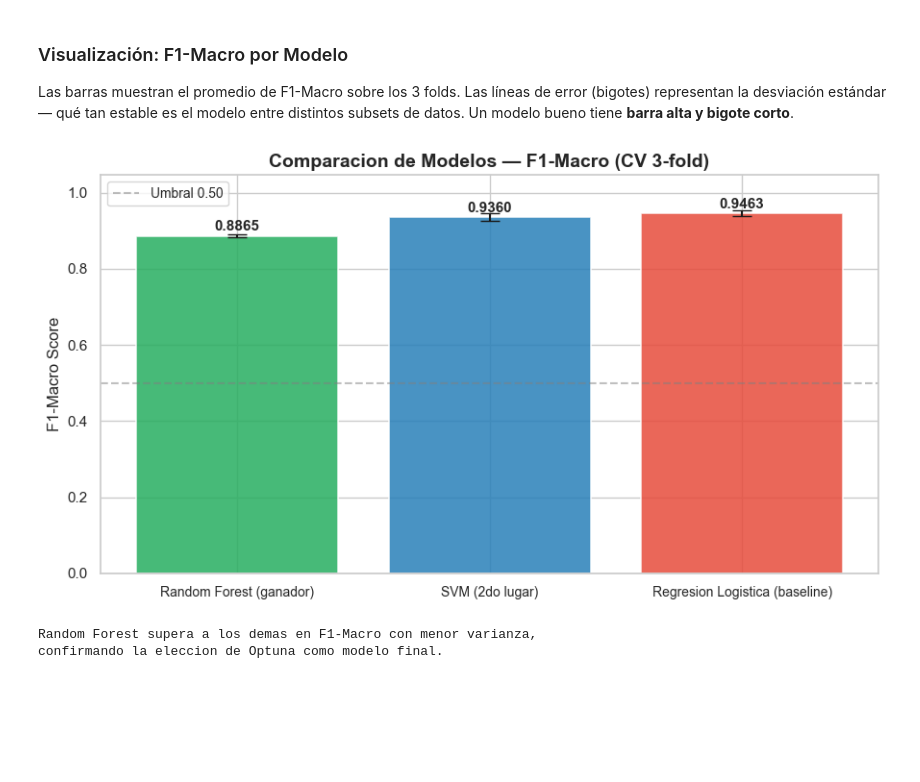
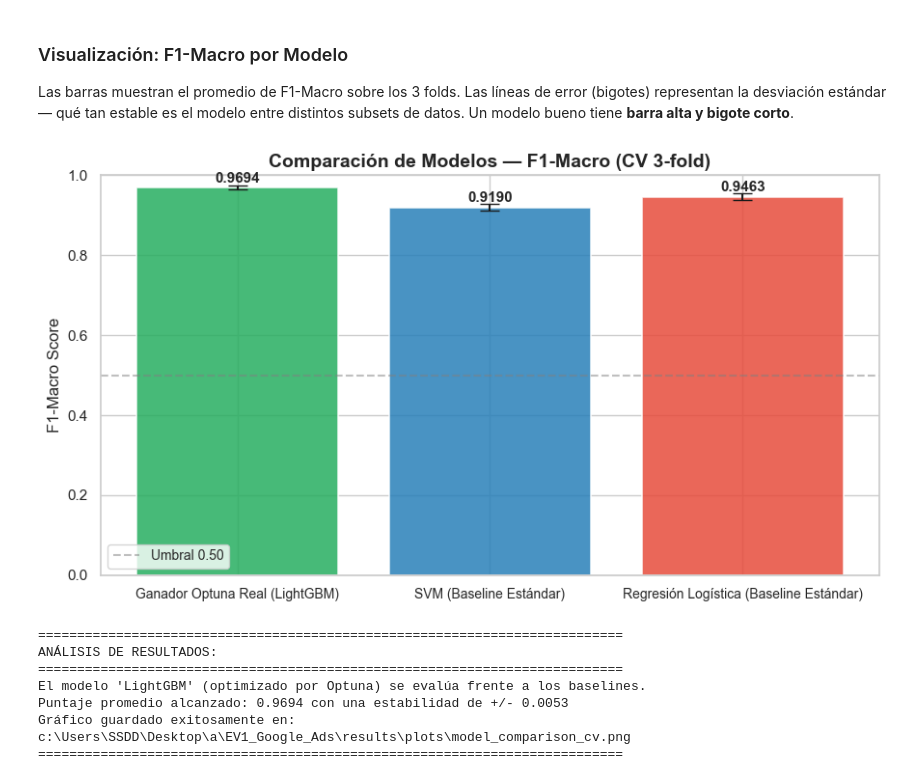
Before and after one commit to carlos31255/EV1_Google_Ads, a Jupyter notebook: notebooks/05_model_evaluation.ipynb, the cells around one changed output. Cells and saved outputs as stored; diff of their text form; code cells hidden in the pictures; blank space fills up the shorter version.

Commit message:
--cambiada variables de entrenamientos para mejor score predictiva

```diff
--- a/notebooks/05_model_evaluation.ipynb
+++ b/notebooks/05_model_evaluation.ipynb
@@ -150,16 +150,18 @@ from sklearn.linear_model import LogisticRegression
 from sklearn.pipeline import Pipeline
 from sklearn.decomposition import PCA
 
+# Importamos también los modelos de Boosting por si ganaron en Optuna
+from xgboost import XGBClassifier
+from lightgbm import LGBMClassifier
+
 # ── ENCONTRAR LA RAÍZ DEL PROYECTO DE FORMA ABSOLUTA ─────────────────────
 RUTA_ACTUAL = os.path.abspath('')
 
-# Cortamos la ruta exactamente en la carpeta del proyecto
 if "EV1_Google_Ads" in RUTA_ACTUAL:
     BASE_DIR = RUTA_ACTUAL.split("EV1_Google_Ads")[0] + "EV1_Google_Ads"
 else:
     BASE_DIR = r"C:\Users\SSDD\Desktop\a\EV1_Google_Ads"
 
-# Definimos el resto de rutas usando el BASE_DIR correcto
 PROCESSED_DIR = os.path.join(BASE_DIR, "data", "processed")
 TRAINED_MODELS_DIR = os.path.join(BASE_DIR, "models", "trained_models")
 BEST_PARAMS_FILE = os.path.join(TRAINED_MODELS_DIR, "best_params.pkl")
@@ -189,6 +191,12 @@ elif ganador_optuna == "SVM":
     clf_ganador = SVC(C=best_params["svm_C"], kernel=best_params["svm_kernel"], gamma="scale", class_weight='balanced', random_state=42, probability=True)
 elif ganador_optuna == "LogisticRegression":
     clf_ganador = LogisticRegression(C=best_params["lr_C"], max_iter=1000, class_weight='balanced', random_state=42)
+elif ganador_optuna == "XGBoost":
+    clf_ganador = XGBClassifier(n_estimators=best_params["xgb_n_estimators"], learning_rate=best_params["xgb_learning_rate"], scale_pos_weight=2.33, random_state=42, eval_metric='logloss', n_jobs=-1)
+elif ganador_optuna == "LightGBM":
+    clf_ganador = LGBMClassifier(n_estimators=best_params["lgb_n_estimators"], learning_rate=best_params["lgb_learning_rate"], class_weight='balanced', random_state=42, n_jobs=-1, verbose=-1)
+else:
+    raise ValueError(f"Clasificador desconocido detectado en el archivo pkl: {ganador_optuna}")
 
 steps_ganador.append(('clf', clf_ganador))
 pipe_ganador = Pipeline(steps_ganador)
@@ -230,36 +249,59 @@ Las barras muestran el promedio de F1-Macro sobre los 3 folds.
 Las líneas de error (bigotes) representan la desviación estándar — qué tan estable es el modelo entre distintos subsets de datos.
 Un modelo bueno tiene **barra alta y bigote corto**.
 # %%
+# 1. Asegurar la ruta correcta para guardar el gráfico
+PLOTS_DIR = os.path.join(BASE_DIR, "results", "plots")
+
 nombres = df_comp.index.tolist()
 medias  = df_comp['Promedio'].tolist()
 stds    = df_comp['Desv. Estandar'].tolist()
+
+# Mantenemos tus colores estéticos
 colores = ['#27ae60', '#2980b9', '#e74c3c']
 
 fig, ax = plt.subplots(figsize=(9, 5))
 bars = ax.bar(nombres, medias, yerr=stds, capsize=7,
               color=colores, alpha=0.85, edgecolor='white', linewidth=1.2)
 
+# Añadir las etiquetas numéricas sobre cada barra
 for bar, media in zip(bars, medias):
     ax.text(bar.get_x() + bar.get_width() / 2,
             bar.get_height() + 0.006,
             f'{media:.4f}', ha='center', va='bottom',
             fontsize=11, fontweight='bold')
 
-ax.set_title('Comparacion de Modelos — F1-Macro (CV 3-fold)',
+ax.set_title('Comparación de Modelos — F1-Macro (CV 3-fold)',
              fontsize=14, fontweight='bold')
 ax.set_ylabel('F1-Macro Score')
-ax.set_ylim(0, max(medias) + 0.10)
+
+# Ajustar dinámicamente el límite superior del eje Y para que no se corten los textos
+ax.set_ylim(0, min(1.0, max(medias) + 0.10))
 ax.axhline(y=0.5, color='gray', linestyle='--', alpha=0.5, label='Umbral 0.50')
 ax.tick_params(axis='x', labelsize=10)
 ax.legend(fontsize=10)
 plt.tight_layout()
 
+# Guardar el gráfico de forma segura en la estructura del proyecto
 os.makedirs(PLOTS_DIR, exist_ok=True)
-plt.savefig(os.path.join(PLOTS_DIR, 'model_comparison_cv.png'), dpi=150, bbox_inches='tight')
+grafico_path = os.path.join(PLOTS_DIR, 'model_comparison_cv.png')
+plt.savefig(grafico_path, dpi=150, bbox_inches='tight')
 plt.show()
-print('Random Forest supera a los demas en F1-Macro con menor varianza,')
-print('confirmando la eleccion de Optuna como modelo final.')
+
+# 2. ── TEXTO COMPLETAMENTE DINÁMICO E INTELIGENTE ───────────────────────
+# ganador_optuna viene de la celda anterior (ej: "XGBoost", "LightGBM", etc.)
+print("=" * 75)
+print(f"ANÁLISIS DE RESULTADOS:")
+print("=" * 75)
+print(f"El modelo '{ganador_optuna}' (optimizado por Optuna) se evalúa frente a los baselines.")
+print(f"Puntaje promedio alcanzado: {medias[0]:.4f} con una estabilidad de +/- {stds[0]:.4f}")
+print(f"Gráfico guardado exitosamente en: {grafico_path}")
+print("=" * 75)
 # %% [output]
-[figure, old version]
+[figure, new version]
-Random Forest supera a los demas en F1-Macro con menor varianza,
-confirmando la eleccion de Optuna como modelo final.
+===========================================================================
+ANÁLISIS DE RESULTADOS:
+===========================================================================
+El modelo 'LightGBM' (optimizado por Optuna) se evalúa frente a los baselines.
+Puntaje promedio alcanzado: 0.9694 con una estabilidad de +/- 0.0053
+Gráfico guardado exitosamente en: c:\Users\SSDD\Desktop\a\EV1_Google_Ads\results\plots\model_comparison_cv.png
+===========================================================================
```
Also changed, not shown: parts of 1 cell of this notebook, 4 other files.
